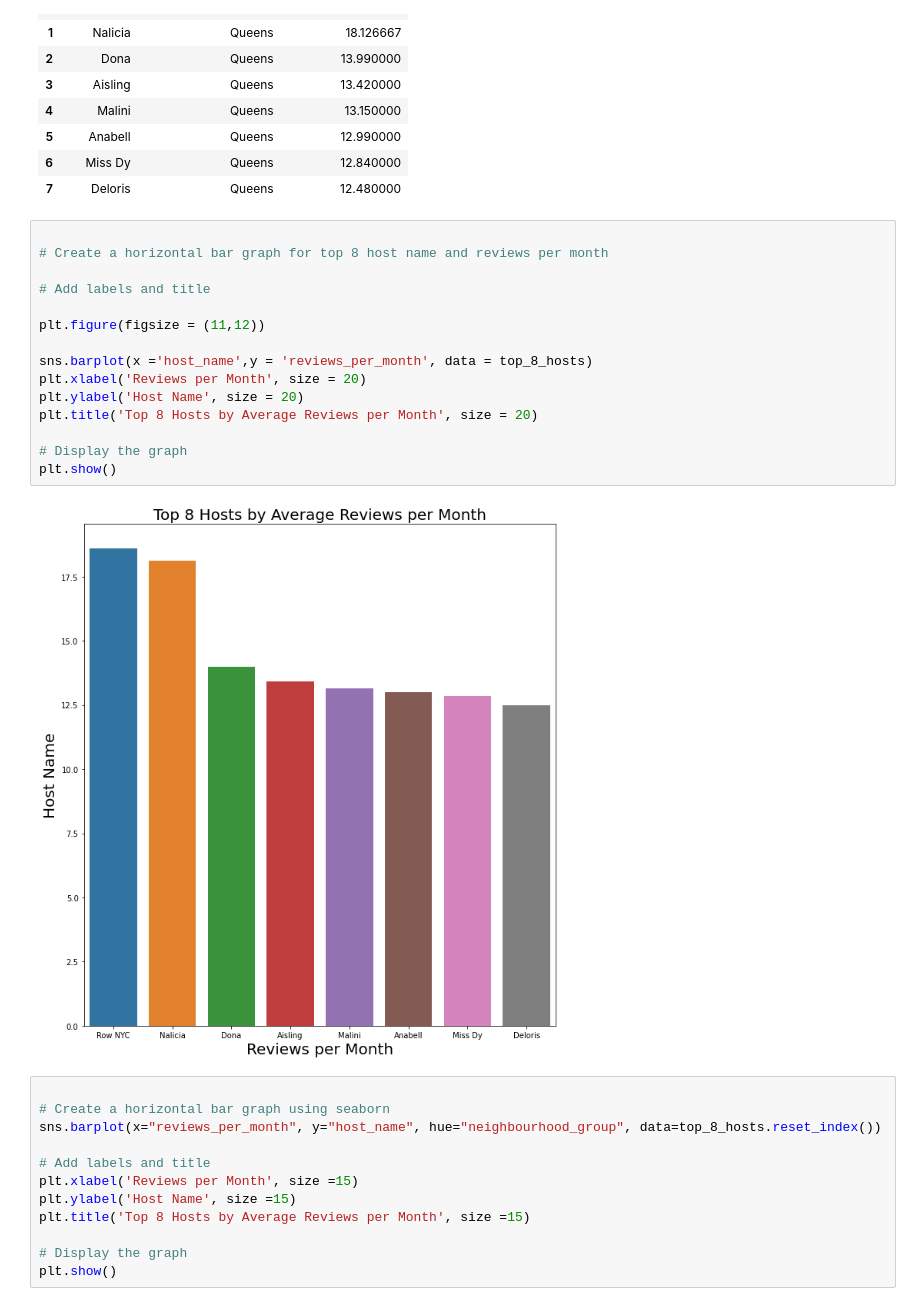
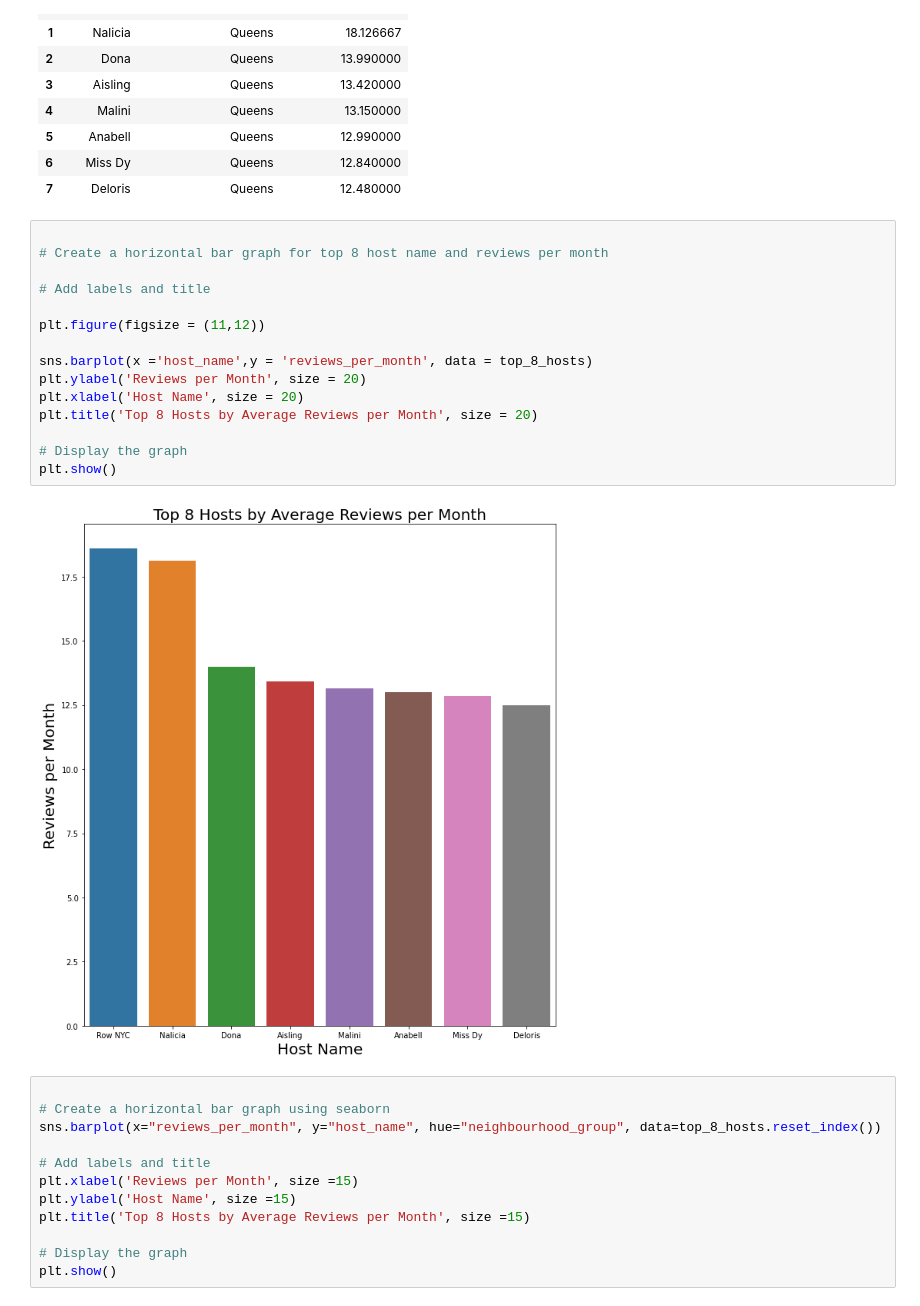
Before and after one commit to manish55shukla/AirBnb-Bookings-Analysis, a Jupyter notebook: Project_AirBnb_Bookings_Analysis.ipynb, the cells around one changed output. Drawn from its saved outputs; the diff is of its cells as text.

```diff
--- a/Project_AirBnb_Bookings_Analysis.ipynb
+++ b/Project_AirBnb_Bookings_Analysis.ipynb
@@ -292,20 +290,20 @@ top_8_hosts
 # %%
 
 # Create a horizontal bar graph for top 8 host name and reviews per month
 
 # Add labels and title
 
 plt.figure(figsize = (11,12))
 
 sns.barplot(x ='host_name',y = 'reviews_per_month', data = top_8_hosts)
-plt.xlabel('Reviews per Month', size = 20)
-plt.ylabel('Host Name', size = 20)
+plt.ylabel('Reviews per Month', size = 20)
+plt.xlabel('Host Name', size = 20)
 plt.title('Top 8 Hosts by Average Reviews per Month', size = 20)
 
 # Display the graph
 plt.show()
 # %% [output]
-[figure, old version]
+[figure, new version]
 # %%
 
 # Create a horizontal bar graph using seaborn
```
Also changed, not shown: parts of 4 cells of this notebook.
